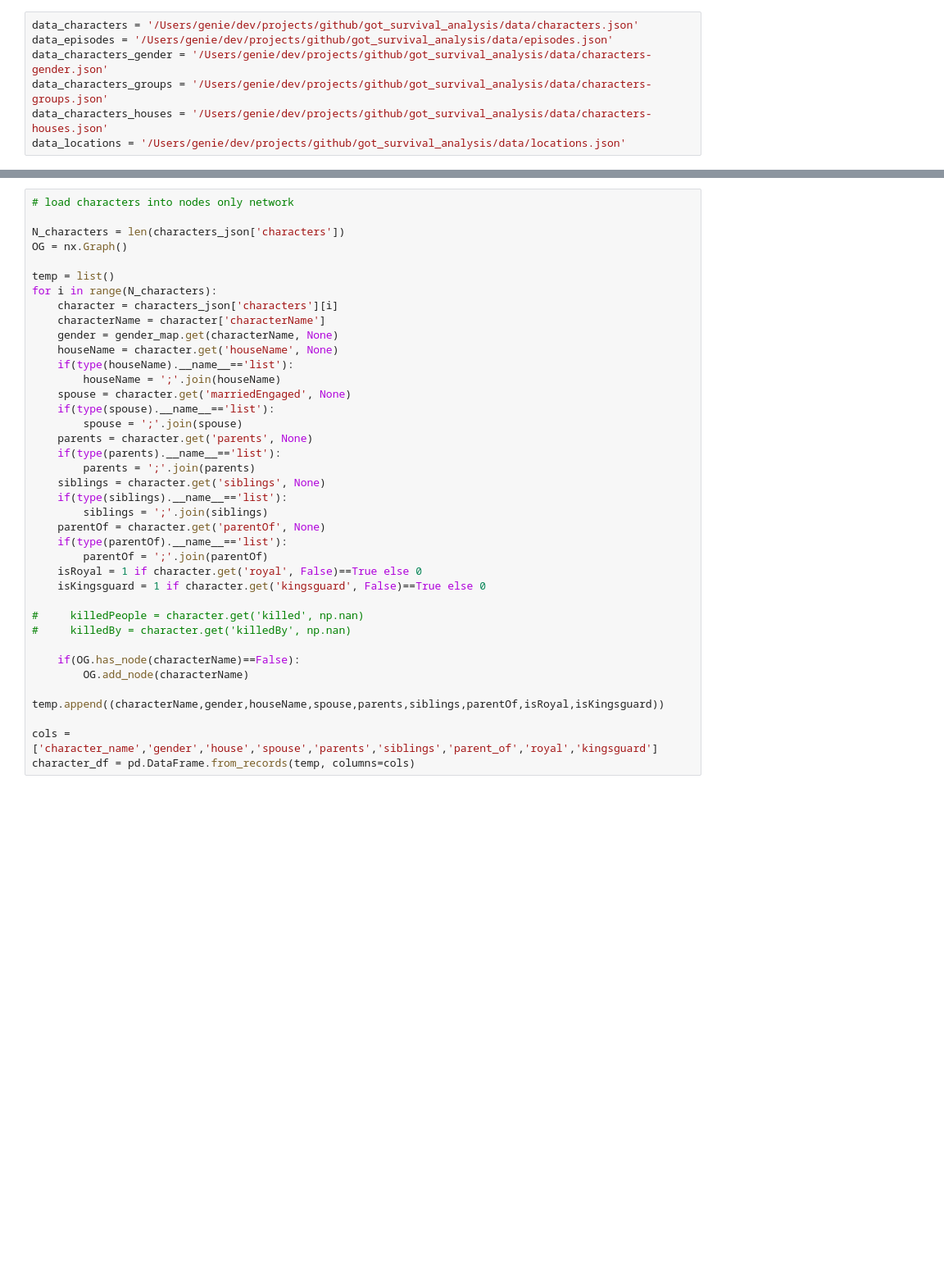
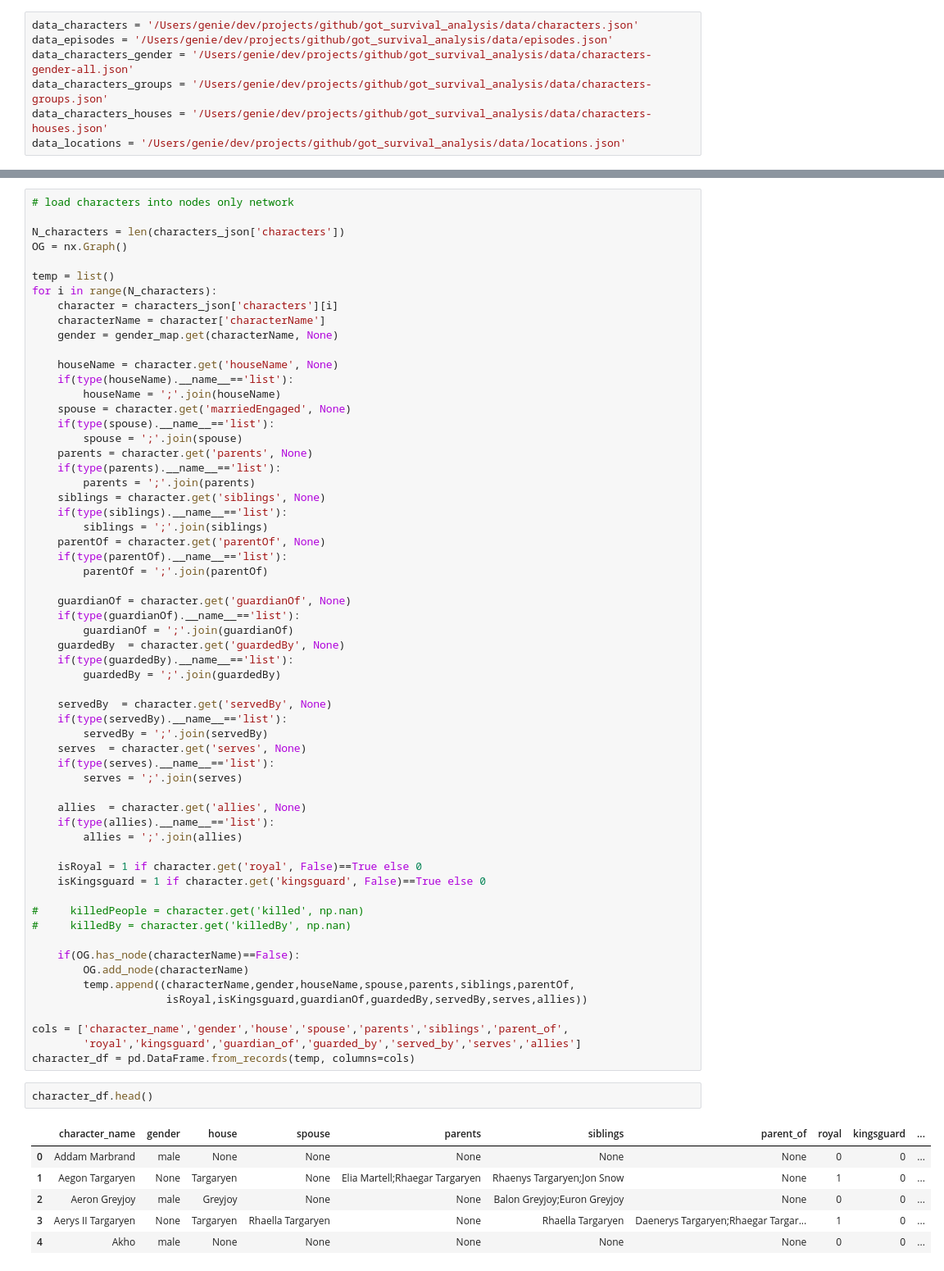
Before and after one commit to genielab/got_survival_analysis, a Jupyter notebook: notebooks/GameOfThrones_DataPrep.ipynb, the cells around one changed output, grey strips where cells are left out. Shown at 82% size. Drawn from its saved outputs; the diff is of its cells as text; blank space fills up the shorter version.

Commit message:
uploading notebook modifications, new data

```diff
--- a/notebooks/GameOfThrones_DataPrep.ipynb
+++ b/notebooks/GameOfThrones_DataPrep.ipynb
@@ -9,7 +9,7 @@ import matplotlib.pyplot as plt
 # %%
 data_characters = '/Users/genie/dev/projects/github/got_survival_analysis/data/characters.json'
 data_episodes = '/Users/genie/dev/projects/github/got_survival_analysis/data/episodes.json'
-data_characters_gender = '/Users/genie/dev/projects/github/got_survival_analysis/data/characters-gender.json'
+data_characters_gender = '/Users/genie/dev/projects/github/got_survival_analysis/data/characters-gender-all.json'
 data_characters_groups = '/Users/genie/dev/projects/github/got_survival_analysis/data/characters-groups.json'
 data_characters_houses = '/Users/genie/dev/projects/github/got_survival_analysis/data/characters-houses.json'
 data_locations = '/Users/genie/dev/projects/github/got_survival_analysis/data/locations.json'
@@ -114,6 +124,7 @@ for i in range(N_characters):
     character = characters_json['characters'][i]
     characterName = character['characterName']
     gender = gender_map.get(characterName, None)
+
     houseName = character.get('houseName', None)
     if(type(houseName).__name__=='list'):
         houseName = ';'.join(houseName)
@@ -129,6 +140,25 @@ for i in range(N_characters):
     parentOf = character.get('parentOf', None)
     if(type(parentOf).__name__=='list'):
         parentOf = ';'.join(parentOf)
+
+    guardianOf = character.get('guardianOf', None)
+    if(type(guardianOf).__name__=='list'):
+        guardianOf = ';'.join(guardianOf)
+    guardedBy  = character.get('guardedBy', None)
+    if(type(guardedBy).__name__=='list'):
+        guardedBy = ';'.join(guardedBy)
+
+    servedBy  = character.get('servedBy', None)
+    if(type(servedBy).__name__=='list'):
+        servedBy = ';'.join(servedBy)
+    serves  = character.get('serves', None)
+    if(type(serves).__name__=='list'):
+        serves = ';'.join(serves)
+
+    allies  = character.get('allies', None)
+    if(type(allies).__name__=='list'):
+        allies = ';'.join(allies)
+
     isRoyal = 1 if character.get('royal', False)==True else 0
     isKingsguard = 1 if character.get('kingsguard', False)==True else 0
 
@@ -137,10 +167,21 @@ for i in range(N_characters):
 
     if(OG.has_node(characterName)==False):
         OG.add_node(characterName)
-        temp.append((characterName,gender,houseName,spouse,parents,siblings,parentOf,isRoyal,isKingsguard))
+        temp.append((characterName,gender,houseName,spouse,parents,siblings,parentOf,
+                     isRoyal,isKingsguard,guardianOf,guardedBy,servedBy,serves,allies))
 
-cols = ['character_name','gender','house','spouse','parents','siblings','parent_of','royal','kingsguard']
+cols = ['character_name','gender','house','spouse','parents','siblings','parent_of',
+        'royal','kingsguard','guardian_of','guarded_by','served_by','serves','allies']
 character_df = pd.DataFrame.from_records(temp, columns=cols)
+# %%
+character_df.head()
+# %% [output]
+|  | character_name | gender | house | spouse | parents | siblings | parent_of | royal | kingsguard | ... |
+| 0 | Addam Marbrand | male | None | None | None | None | None | 0 | 0 | ... |
+| 1 | Aegon Targaryen | None | Targaryen | None | Elia Martell;Rhaegar Targaryen | Rhaenys Targaryen;Jon Snow | None | 1 | 0 | ... |
+| 2 | Aeron Greyjoy | male | Greyjoy | None | None | Balon Greyjoy;Euron Greyjoy | None | 0 | 0 | ... |
+| 3 | Aerys II Targaryen | None | Targaryen | Rhaella Targaryen | None | Rhaella Targaryen | Daenerys Targaryen;Rhaegar Targar... | 1 | 0 | ... |
+| 4 | Akho | male | None | None | None | None | None | 0 | 0 | ... |
 # %%
 def parse_season_to_df(seasonNum, episode_counter):
     season_prefix = 's' + str(seasonNum) + "_"
```
Also changed, not shown: parts of 2 cells of this notebook, 4 other files.
